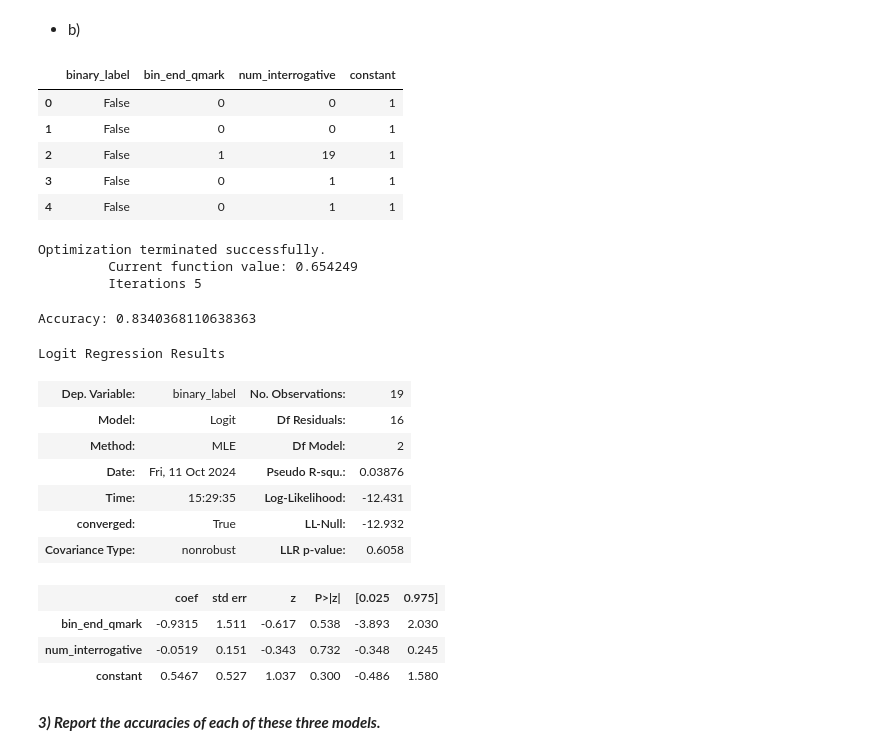
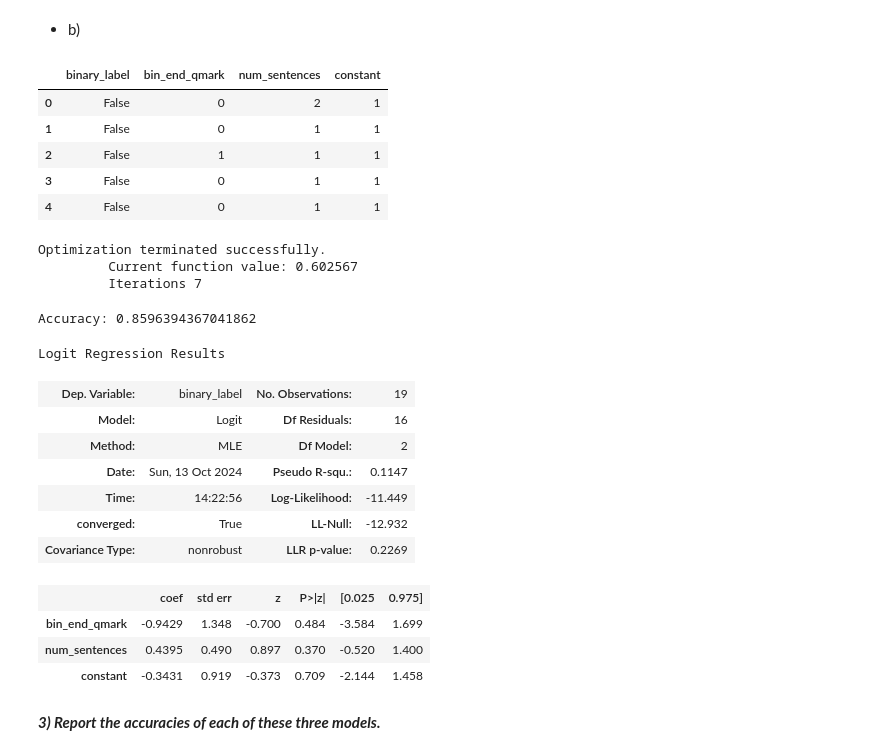
Before and after one commit to TheFrankdalorian/IMT_574, a Jupyter notebook: Week3/Homework/3.8_LogisticRegressions_KNN.ipynb, the cells around one changed output. Cells and saved outputs as stored; diff of their text form; code cells hidden in the pictures.

```diff
--- a/Week3/Homework/3.8_LogisticRegressions_KNN.ipynb
+++ b/Week3/Homework/3.8_LogisticRegressions_KNN.ipynb
@@ -195,13 +189,13 @@ Logit Regression Results
 - b)
 # %%
 #Using only bin_end_qmark, num_interrogative  as predictors
-data_for_logreg_model_c = df.loc[:, ['binary_label', 'bin_end_qmark', 'num_interrogative', 'constant']].copy()
+data_for_logreg_model_c = df.loc[:, ['binary_label', 'bin_end_qmark', 'num_sentences', 'constant']].copy()
 data_for_logreg_model_c.head()
 # %% [output]
-|  | binary_label | bin_end_qmark | num_interrogative | constant |
-| 0 | False | 0 | 0 | 1 |
-| 1 | False | 0 | 0 | 1 |
-| 2 | False | 1 | 19 | 1 |
+|  | binary_label | bin_end_qmark | num_sentences | constant |
+| 0 | False | 0 | 2 | 1 |
+| 1 | False | 0 | 1 | 1 |
+| 2 | False | 1 | 1 | 1 |
 | 3 | False | 0 | 1 | 1 |
 | 4 | False | 0 | 1 | 1 |
 # %%
@@ -212,15 +206,15 @@ y_c = data_for_logreg_model_c.binary_label
 model_c, X_test_c, y_test_c = train_model(X_c, y_c, 0.3)
 # %% [output]
 Optimization terminated successfully.
-         Current function value: 0.654249
-         Iterations 5
+         Current function value: 0.602567
+         Iterations 7
 # %%
 pred_c= model_c.predict(X_test_c)
 # %%
 acc_3 = manually_calculate_accuracy(pred_c, data_for_logreg_model_c, data_for_logreg_model_c.binary_label)
 print('Accuracy:', acc_3)
 # %% [output]
-Accuracy: 0.8340368110638363
+Accuracy: 0.8596394367041862
 # %%
 model_c.summary()
 # %% [output]
@@ -228,14 +222,14 @@ Logit Regression Results
 | Dep. Variable: | binary_label | No. Observations: | 19 |
 | Model: | Logit | Df Residuals: | 16 |
 | Method: | MLE | Df Model: | 2 |
-| Date: | Fri, 11 Oct 2024 | Pseudo R-squ.: | 0.03876 |
-| Time: | 15:29:35 | Log-Likelihood: | -12.431 |
+| Date: | Sun, 13 Oct 2024 | Pseudo R-squ.: | 0.1147 |
+| Time: | 14:22:56 | Log-Likelihood: | -11.449 |
 | converged: | True | LL-Null: | -12.932 |
-| Covariance Type: | nonrobust | LLR p-value: | 0.6058 |
+| Covariance Type: | nonrobust | LLR p-value: | 0.2269 |
 |  | coef | std err | z | P>|z| | [0.025 | 0.975] |
-| bin_end_qmark | -0.9315 | 1.511 | -0.617 | 0.538 | -3.893 | 2.030 |
-| num_interrogative | -0.0519 | 0.151 | -0.343 | 0.732 | -0.348 | 0.245 |
-| constant | 0.5467 | 0.527 | 1.037 | 0.300 | -0.486 | 1.580 |
+| bin_end_qmark | -0.9429 | 1.348 | -0.700 | 0.484 | -3.584 | 1.699 |
+| num_sentences | 0.4395 | 0.490 | 0.897 | 0.370 | -0.520 | 1.400 |
+| constant | -0.3431 | 0.919 | -0.373 | 0.709 | -2.144 | 1.458 |
 # %% [markdown]
 ***3) Report the accuracies of each of these three models.***
 # %% [markdown]
```
Also changed, not shown: parts of 12 cells of this notebook.
